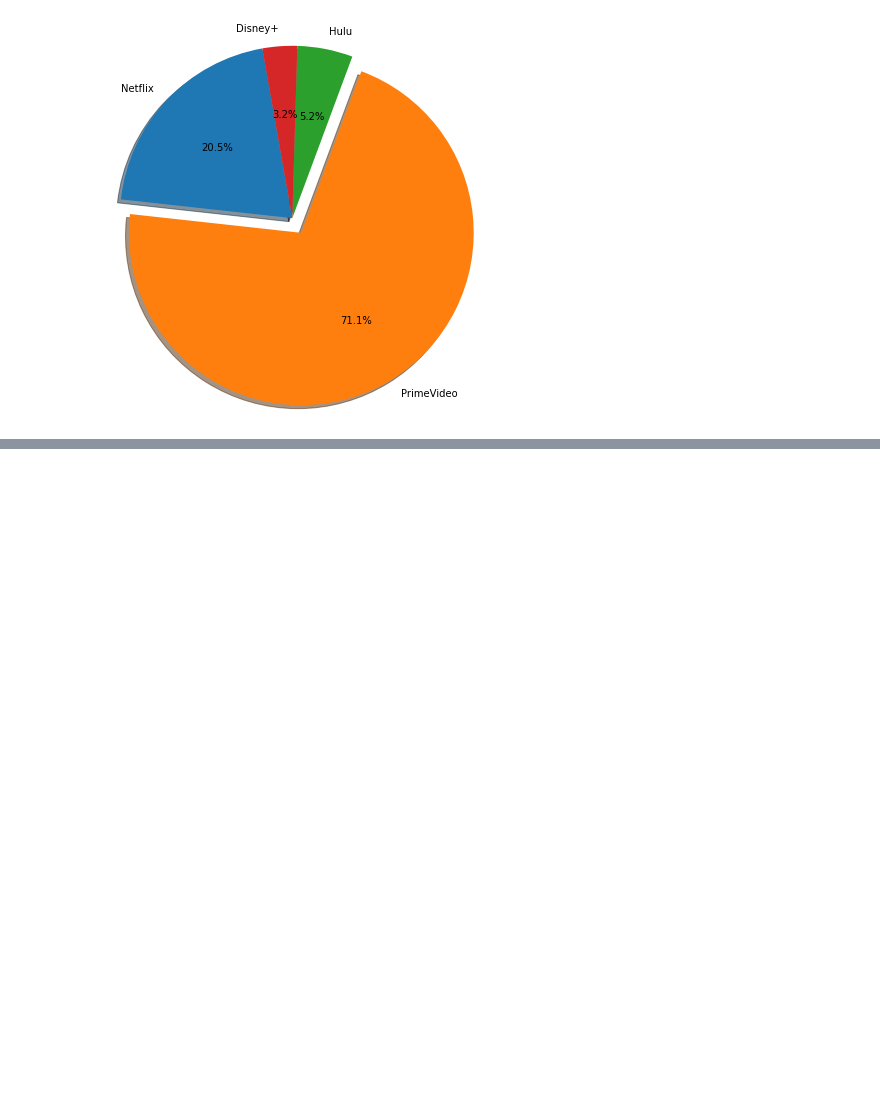
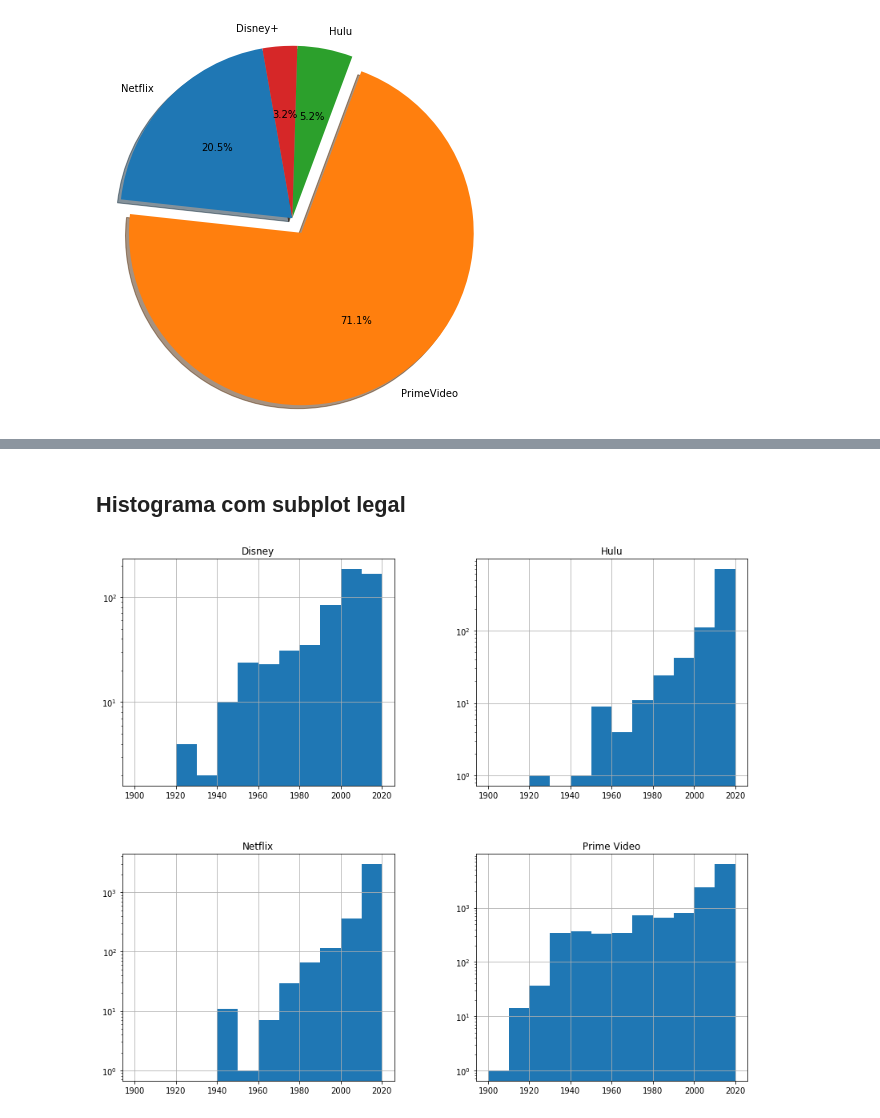
Before and after one commit to Natan10/mineracao-dados-ufc, a Jupyter notebook: Trabalho1/Trabalho1-mineração.ipynb, the cells around one changed output, grey strips where cells are left out. Drawn from its saved outputs; the diff is of its cells as text; code cells hidden in the pictures; blank space fills up the shorter version.

Commit message:
oq é o sumário?
histogramas do ano de lançamento dos filmes

```diff
--- a/Trabalho1/Trabalho1-mineração.ipynb
+++ b/Trabalho1/Trabalho1-mineração.ipynb
@@ -109,0 +113,14 @@ plt.show()
+# %%
+dataYearPV = data[data['Prime Video'] == 1][['Year']]
+dataYearPV = dataYearPV.rename(columns={'Year':"Prime Video"})
+
+dataYearNet = data[data['Netflix'] == 1][['Year']]
+dataYearNet = dataYearNet.rename(columns={'Year':"Netflix"})
+
+dataYearHulu = data[data['Hulu'] == 1][['Year']]
+dataYearHulu = dataYearHulu.rename(columns={'Year':"Hulu"})
+
+dataYearD = data[data['Disney+'] == 1][['Year']]
+dataYearD = dataYearD.rename(columns={'Year':"Disney"})
+
+dataHist = pd.concat([dataYearPV,dataYearNet, dataYearHulu, dataYearD], axis=1)
@@ -109,0 +144,10 @@ plt.show()
+# %% [markdown]
+## Histograma com subplot legal
+# %%
+dataHist.hist(bins = 12, range = (1900,2020), figsize=(14, 12), log = True, label = ['ano', 'quantidade'])
+
+# plt.xlabel("X-axis")
+# plt.ylabel("y-axis")
+plt.show()
+# %% [output]
+[figure, added]
```
Also changed, not shown: parts of 13 cells of this notebook, 1 other file.
